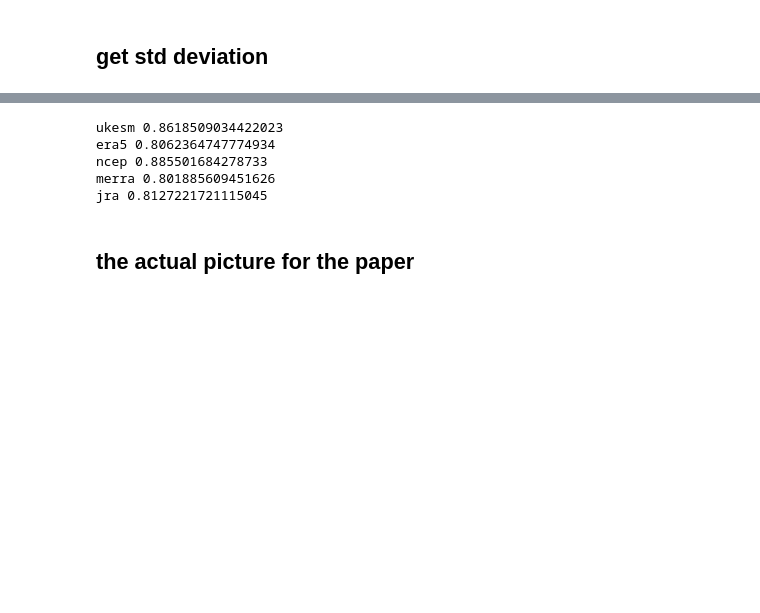
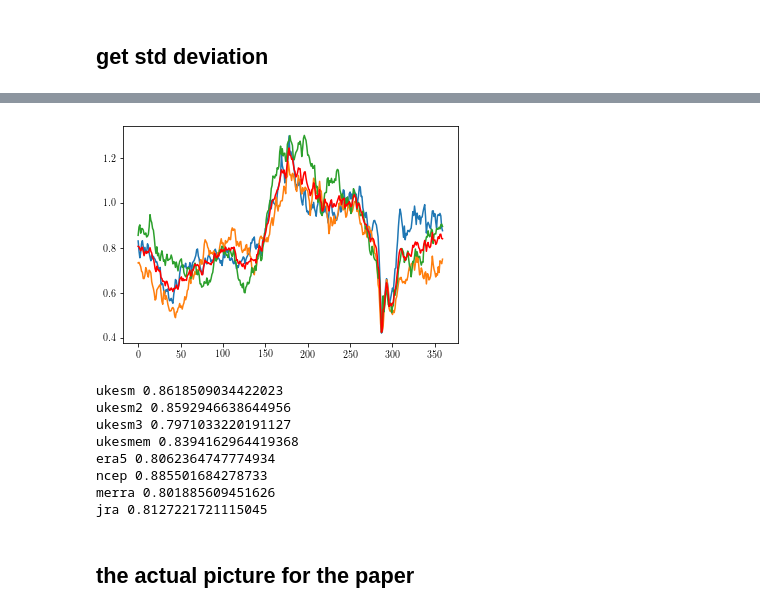
Before and after one commit to tjarnikova/windEval, a Jupyter notebook: plottingCode/jetposition.ipynb, the cells around one changed output, grey strips where cells are left out. Saved outputs shown, nothing was run; the diff lists cells and outputs as text; code cells hidden in the pictures; blank space fills up the shorter version.

```diff
--- a/plottingCode/jetposition.ipynb
+++ b/plottingCode/jetposition.ipynb
@@ -165,14 +183,37 @@ era5 = xr.open_dataset(f'{idir}/ERA5_stdjet_FY.nc')
 ncep = xr.open_dataset(f'{idir}/NCEP-NCAR_stdjet_FY.nc')
 merra = xr.open_dataset(f'{idir}/MERRA_stdjet_FY.nc')
 ukesm = xr.open_dataset(f'{idir}/UKESM_stdjet_FY.nc')
+ukesm2 = xr.open_dataset(f'{idir}/UKESMm2_stdjet_FY.nc')
+ukesm3 = xr.open_dataset(f'{idir}/UKESMm3_stdjet_FY.nc')
+ukesm3 = xr.open_dataset(f'{idir}/UKESMm3_stdjet_FY.nc')
+# %%
+plt.plot(ukesm2.lon,ukesm2.__xarray_dataarray_variable__)
+plt.plot(ukesm3.lon,ukesm3.__xarray_dataarray_variable__)
+plt.plot(ukesm.lon,ukesm.__xarray_dataarray_variable__)
+
+ukesmem = (ukesm2 + ukesm3 + ukesm) / 3
+
+plt.plot(ukesmem.lon,ukesmem.__xarray_dataarray_variable__, 'r-')
+
+save = False
+if save:
+    ukesmem.to_netcdf(f'{idir}/UKESMEM_stdjet_FY.nc')
+# %% [output]
+[figure, added]
 # %%
 print(f'ukesm {np.nanmean(ukesm.__xarray_dataarray_variable__.values)}')
+print(f'ukesm2 {np.nanmean(ukesm2.__xarray_dataarray_variable__.values)}')
+print(f'ukesm3 {np.nanmean(ukesm3.__xarray_dataarray_variable__.values)}')
+print(f'ukesmem {np.nanmean(ukesmem.__xarray_dataarray_variable__.values)}')
 print(f'era5 {np.nanmean(era5.__xarray_dataarray_variable__.values)}')
 print(f'ncep {np.nanmean(ncep.__xarray_dataarray_variable__.values)}')
 print(f'merra {np.nanmean(merra.__xarray_dataarray_variable__.values)}')
 print(f'jra {np.nanmean(jra.__xarray_dataarray_variable__.values)}')
 # %% [output]
 ukesm 0.8618509034422023
+ukesm2 0.8592946638644956
+ukesm3 0.7971033220191127
+ukesmem 0.8394162964419368
 era5 0.8062364747774934
 ncep 0.885501684278733
 merra 0.801885609451626
```
Also changed, not shown: parts of 20 cells of this notebook.
